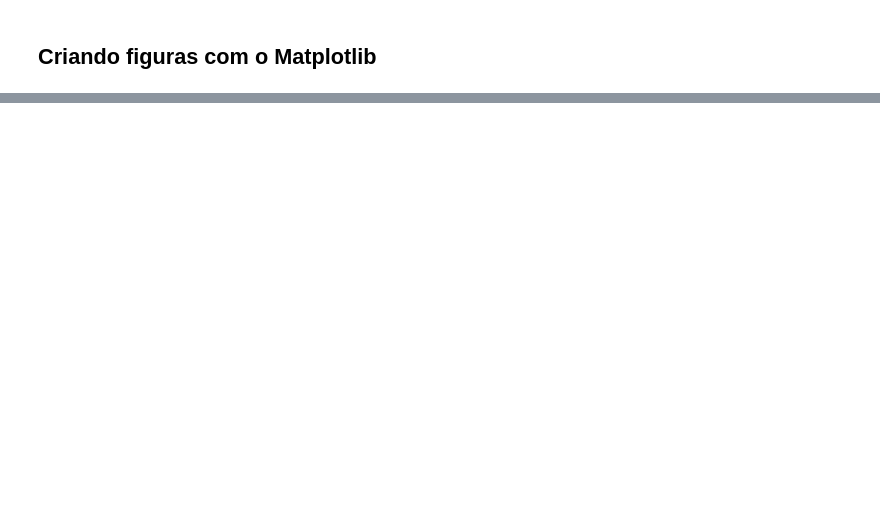
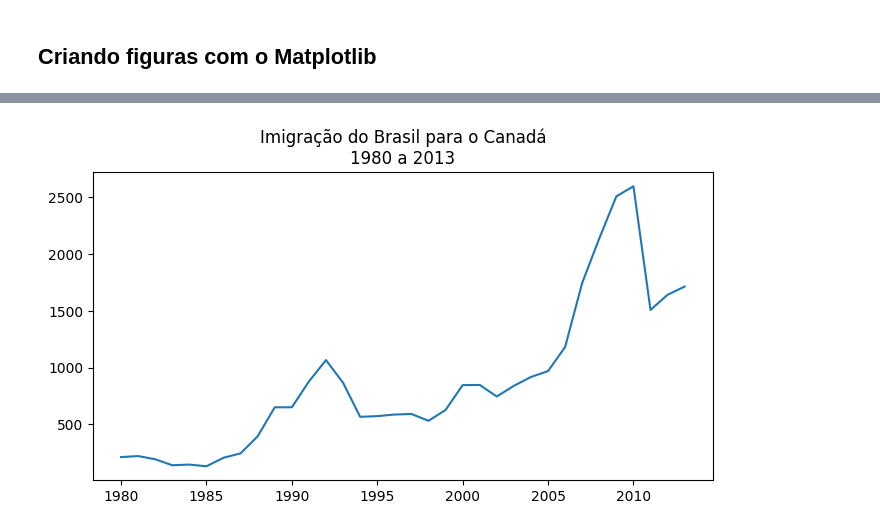
Before and after one commit to lukaswyllis/formacao-avancando-em-data-science-com-python, a Jupyter notebook: Curso 1 - Data Visualization - Criando gráficos com bibliotecas Python.ipynb, the cells around one changed output, grey strips where cells are left out. Saved outputs shown, nothing was run; the diff lists cells and outputs as text; code cells hidden in the pictures; blank space fills up the shorter version.

```diff
--- a/Curso 1 - Data Visualization - Criando gráficos com bibliotecas Python.ipynb
+++ b/Curso 1 - Data Visualization - Criando gráficos com bibliotecas Python.ipynb
@@ -64,0 +206,8 @@ plt.show()
+# %%
+fig, ax = plt.subplots(figsize=(8, 4))
+ax.plot(dados_brasil['ano'], dados_brasil['imigrantes'])
+ax.set_title('Imigração do Brasil para o Canadá\n1980 a 2013')
+ax.xaxis.set_major_locator(plt.MultipleLocator(5)) #seta o eixo x de 5 em 5 anos
+plt.show()
+# %% [output]
+[figure, added]
```
Also changed, not shown: parts of 19 cells of this notebook.
